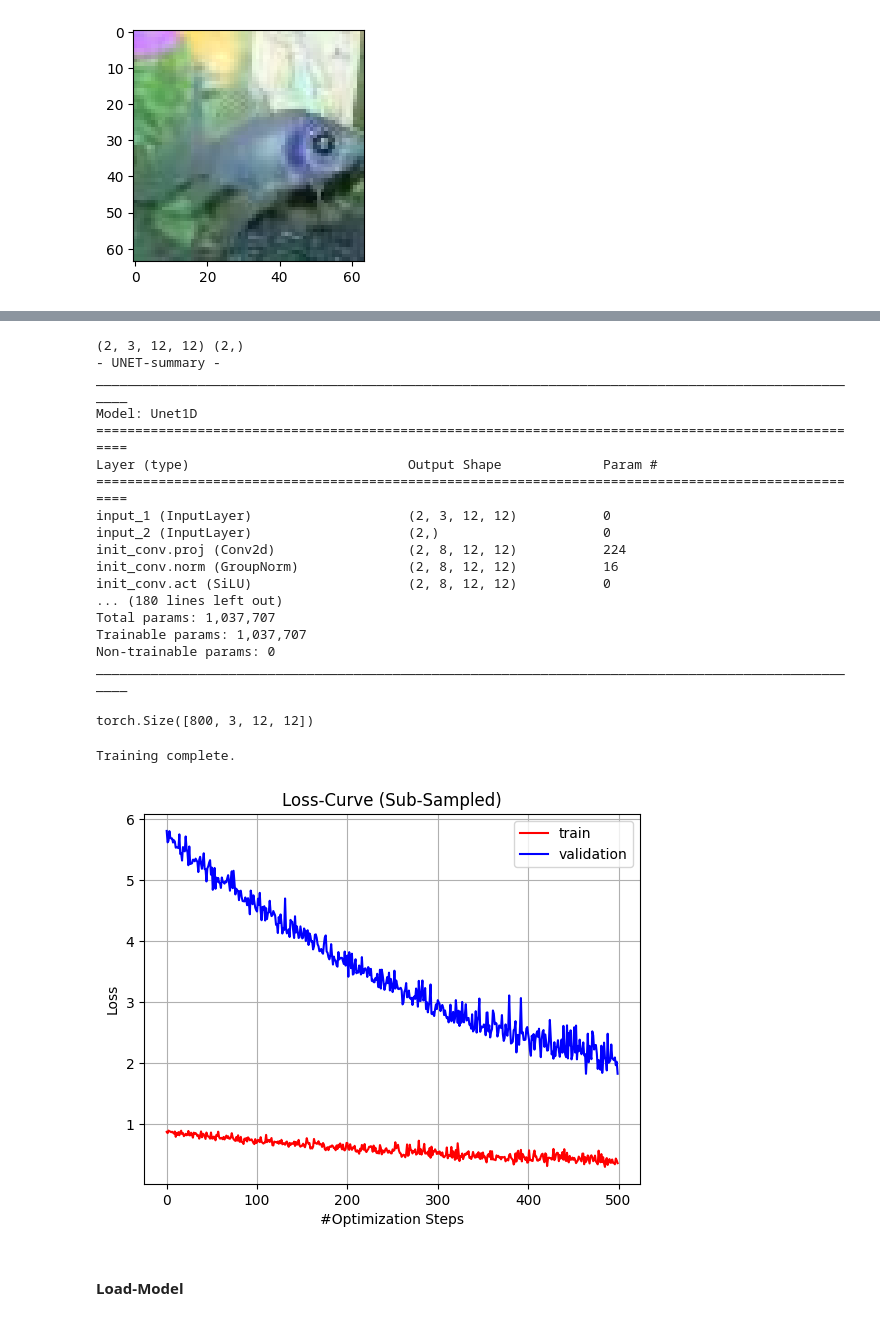
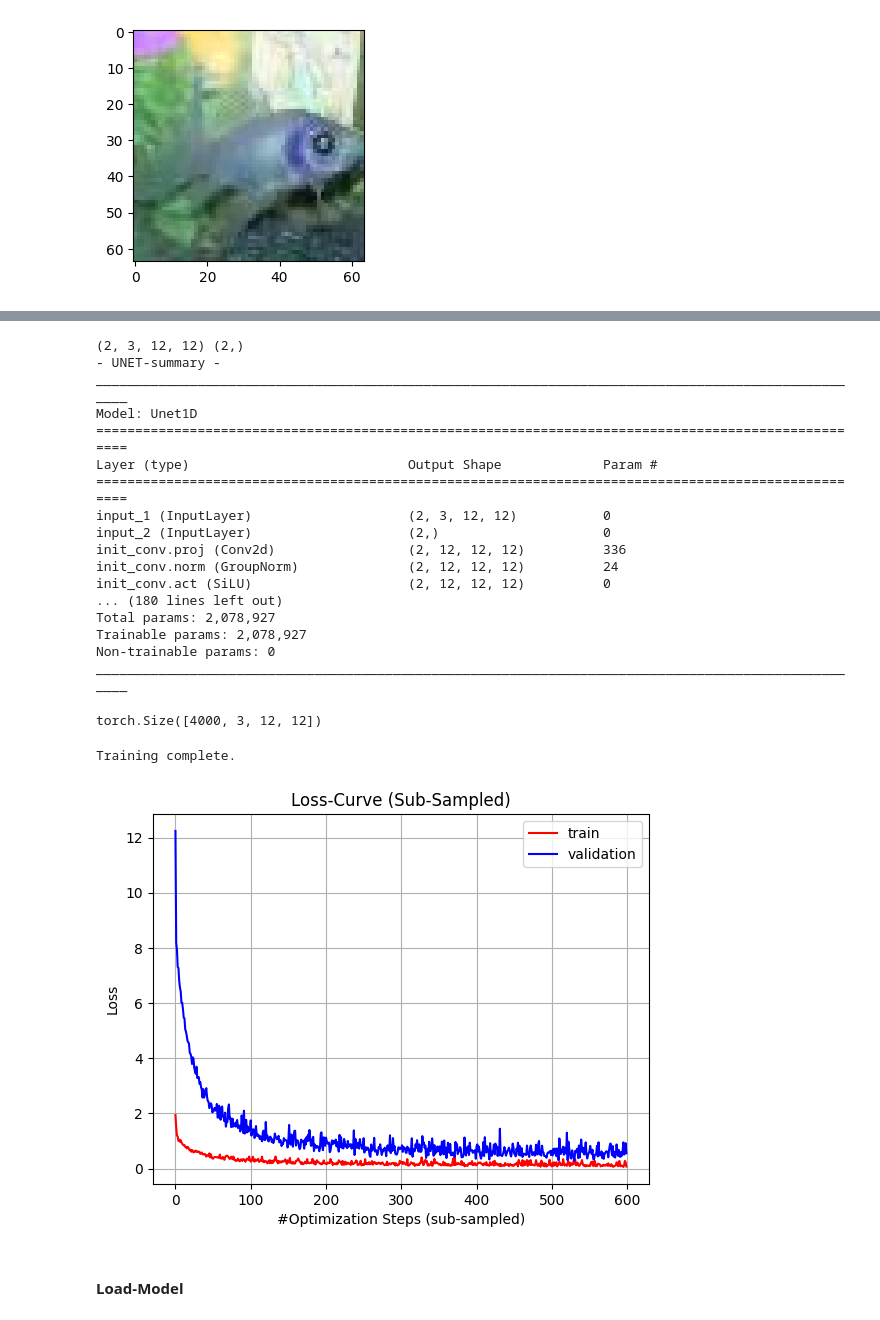
Before and after one commit to AlikMon88/Gibbs-Diff, a Jupyter notebook: unit_main_gibbs.ipynb, the cells around one changed output, grey strips where cells are left out. Saved outputs shown, nothing was run; the diff lists cells and outputs as text; code cells hidden in the pictures.

```diff
--- a/unit_main_gibbs.ipynb
+++ b/unit_main_gibbs.ipynb
@@ -521,7 +547,7 @@ import modules.utils.noise_create_2d
 importlib.reload(modules.utils.noise_create_2d)
 from modules.utils.noise_create_2d import *
 # %%
-subset_sample_len = 1000
+subset_sample_len = 5000
 phi = 1.0
 sigma = 0.2
 decay = 1.0 ## no-decay
@@ -579,7 +605,7 @@ importlib.reload(modules.comp.two_d.diffusion_2d)
 from modules.comp.two_d.diffusion_2d import GibbsDiff2D
 # %%
 gmodel_2d = Unet2DGDiff(
-    dim = 8, ## ? Something is wrong here?
+    dim = 12, ## ? Something is wrong here?
     channels=3,
 )
 
@@ -601,12 +627,12 @@ Layer (type)                            Output Shape             Param #
 ====================================================================================================
 input_1 (InputLayer)                    (2, 3, 12, 12)           0
 input_2 (InputLayer)                    (2,)                     0
-init_conv.proj (Conv2d)                 (2, 8, 12, 12)           224
-init_conv.norm (GroupNorm)              (2, 8, 12, 12)           16
-init_conv.act (SiLU)                    (2, 8, 12, 12)           0
+init_conv.proj (Conv2d)                 (2, 12, 12, 12)          336
+init_conv.norm (GroupNorm)              (2, 12, 12, 12)          24
+init_conv.act (SiLU)                    (2, 12, 12, 12)          0
 ... (180 lines left out)
-Total params: 1,037,707
-Trainable params: 1,037,707
+Total params: 2,078,927
+Trainable params: 2,078,927
 Non-trainable params: 0
 ____________________________________________________________________________________________________
 # %%
@@ -623,9 +649,9 @@ from modules.comp.diff_trainer import TrainerGDiff
 # %%
 print(train_images_2d.shape)
 # %% [output]
-torch.Size([800, 3, 12, 12])
+torch.Size([4000, 3, 12, 12])
 # %%
-train_num_steps = 2
+train_num_steps = 30000
 # %%
 gtrainer = TrainerGDiff(
     gdiffusion_2d,
@@ -645,19 +675,19 @@ Training complete.
 # %%
 fig = plt.Figure(figsize=(7, 7))
 
-rate = 10
+rate = 50
 plt.plot(np.arange(train_num_steps // rate), train_loss_curve[::rate], color = 'red', label = 'train')
 plt.plot(np.arange(train_num_steps // rate), val_loss_curve[::rate], color = 'blue', label = 'validation')
 
 plt.ylabel('Loss')
 plt.xlabel('#Optimization Steps (sub-sampled)')
 plt.title('Loss-Curve (Sub-Sampled)')
 
 plt.grid()
 plt.legend()
 plt.show()
 # %% [output]
-[figure, old version]
+[figure, new version]
 # %% [markdown]
 #### Load-Model
 # %%
```
Also changed, not shown: parts of 17 cells of this notebook, 13 other files.
